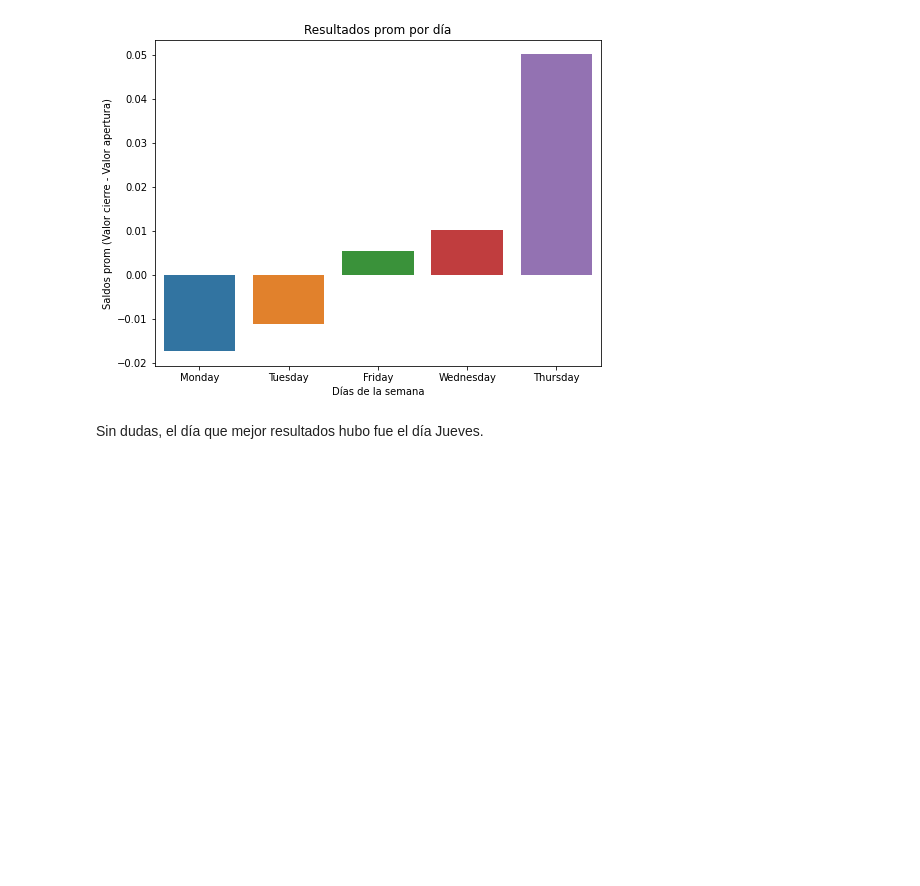
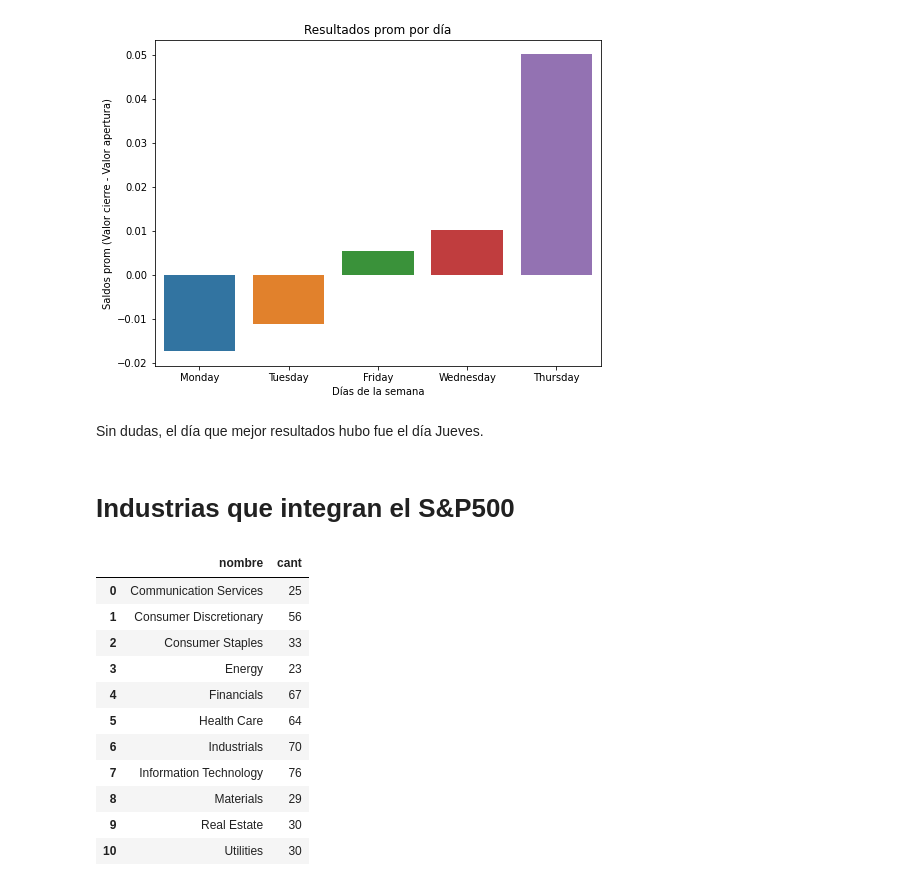
Before and after one commit to Ezemettler/PI2-DA, a Jupyter notebook: EDA_PI2DA.ipynb, the cells around one changed output. Saved outputs shown, nothing was run; the diff lists cells and outputs as text; code cells hidden in the pictures; blank space fills up the shorter version.

```diff
--- a/EDA_PI2DA.ipynb
+++ b/EDA_PI2DA.ipynb
@@ -414,3 +414,25 @@ plt.show()
 [figure]
 # %% [markdown]
 Sin dudas, el día que mejor resultados hubo fue el día Jueves.
+# %% [markdown]
+# Industrias que integran el S&P500
+# %%
+industrias = empresas.groupby('GICS Sector').count()
+industrias['nombre'] = industrias.index
+industrias.reset_index(drop=True, inplace=True)
+industrias = industrias[ ['nombre', 'Symbol'] ]
+industrias.rename(columns={'Symbol': 'cant'}, inplace=True)
+industrias
+# %% [output]
+|  | nombre | cant |
+| 0 | Communication Services | 25 |
+| 1 | Consumer Discretionary | 56 |
+| 2 | Consumer Staples | 33 |
+| 3 | Energy | 23 |
+| 4 | Financials | 67 |
+| 5 | Health Care | 64 |
+| 6 | Industrials | 70 |
+| 7 | Information Technology | 76 |
+| 8 | Materials | 29 |
+| 9 | Real Estate | 30 |
+| 10 | Utilities | 30 |
```
Also changed, not shown: parts of 1 cell of this notebook.
